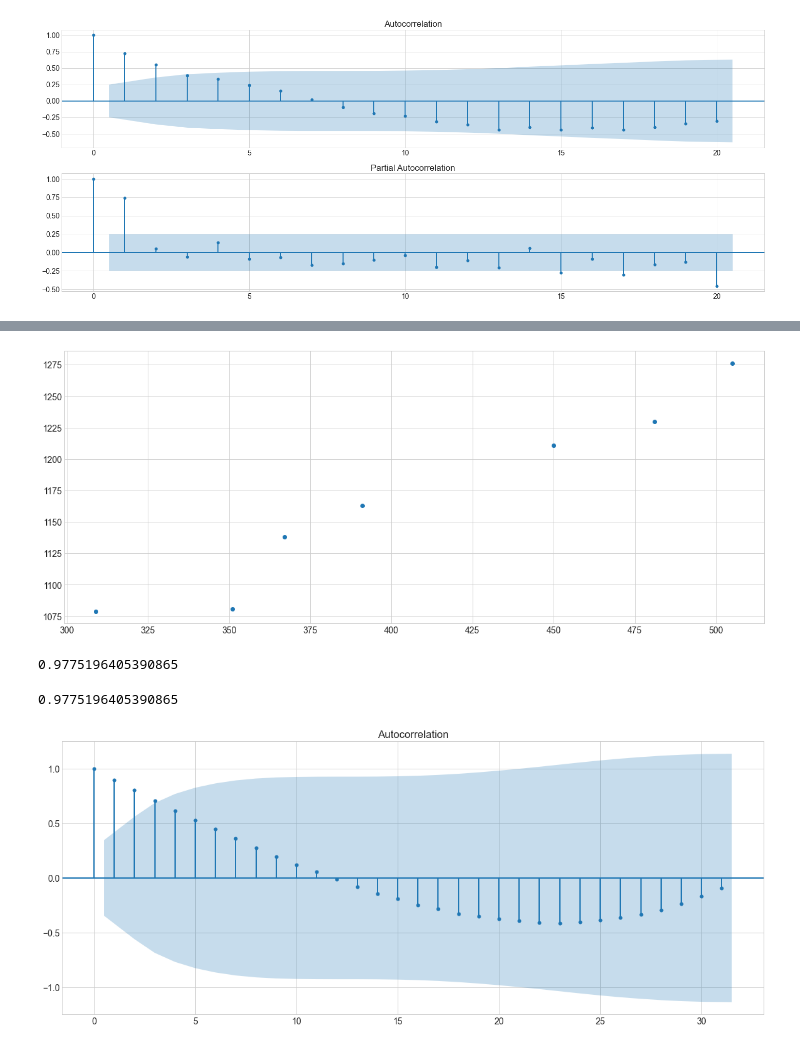
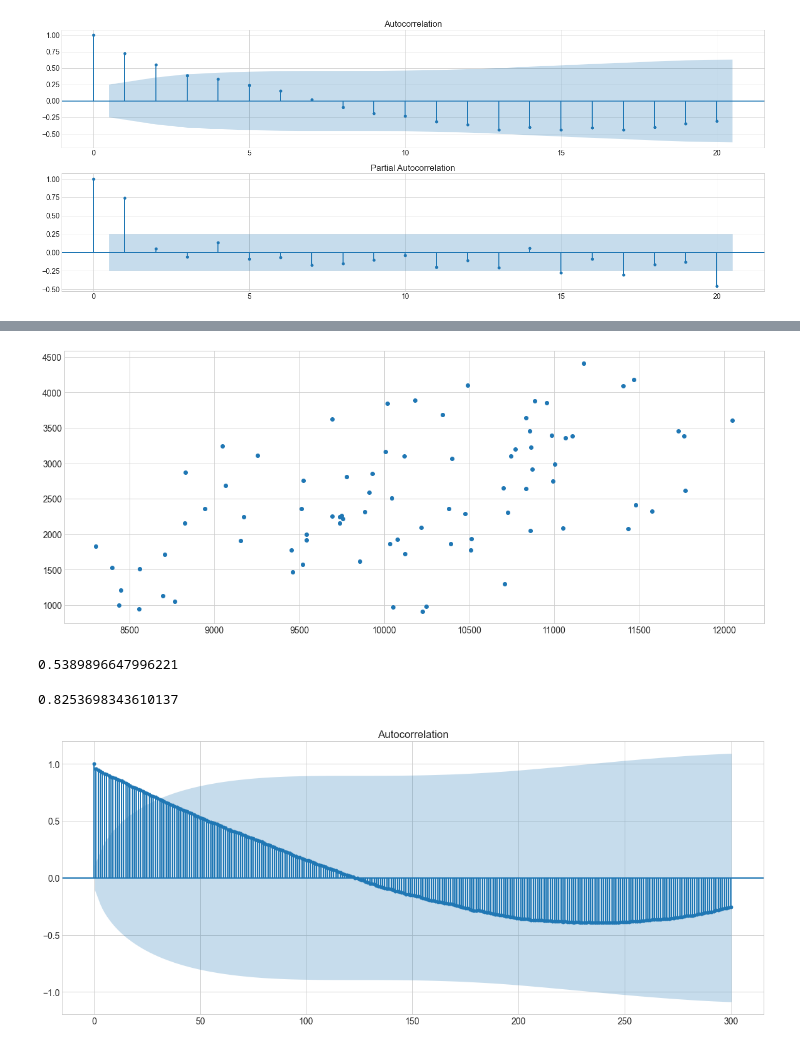
Before and after one commit to jianructose/treasurehunt, a Jupyter notebook: timesir_/ARIMA fcast.ipynb, the cells around one changed output, grey strips where cells are left out. Cells and saved outputs as stored; diff of their text form; code cells hidden in the pictures.

```diff
--- a/timesir_/ARIMA fcast.ipynb
+++ b/timesir_/ARIMA fcast.ipynb
@@ -136,12 +140,12 @@ plt.show()
 from random import randrange
 
 def generateData(startDate, endDate):
-    df = pd.DataFrame([300+i*30+randrange(50) for i in range(32)],\
+    df = pd.DataFrame([300+i*30+randrange(2000) for i in range(336)],\
                      columns=['sales'],\
                      index=pd.date_range(startDate, endDate, freq='D'))
     return df
 # %%
-data = generateData('20210301', '20210401')
-data.plot.line()
+data = generateData('20200501', '20210401')
+data.plot.line(marker='o')
 plt.show()
 # %% [output]
@@ -148,0 +153,3 @@ plt.show()
+# %%
+n = len(data)
+round(n*.75)
@@ -149,4 +158,4 @@ plt.show()
 # %%
-for lag in [1, 5, 10, 15, 20, 25]:
+for lag in [round(n*.25), round(n*.5), round(n*.75)]:
     data[f"lag={lag}"] = data.sales.shift(lag)
-data = data.fillna(0)
+data
@@ -153,22 +176,22 @@ data = data.fillna(0)
 # %%
-plt.scatter(data.iloc[:, 6], data.iloc[:, 0])
+plt.scatter(data.iloc[:, 0], data.iloc[:, -1])
 plt.show()
 # %% [output]
-[figure, old version]
+[figure, new version]
 # %%
-data.iloc[:, 0].autocorr(25)
+data.iloc[:, 0].corr(data.iloc[:, -1])
 # %% [output]
-0.9775196405390865
+0.5389896647996221
-# %%
-data.iloc[:, 0].corr(data.iloc[:, 6])
-# %% [output]
-0.9775196405390865
+# %%
+data.sales.autocorr(200)
+# %% [output]
+0.8253698343610137
 # %%
-fig = plot_acf(data.iloc[:, 0], lags=31)
+fig = plot_acf(data.sales, lags=300)
 plt.show()
 # why is there neg AC??
 # %% [output]
-[figure, old version]
+[figure, new version]
 # %%
 plot_pacf(data.iloc[:, 0], lags=15).show()
 # %% [output]
```
Also changed, not shown: parts of 6 cells of this notebook, 1 other file.
